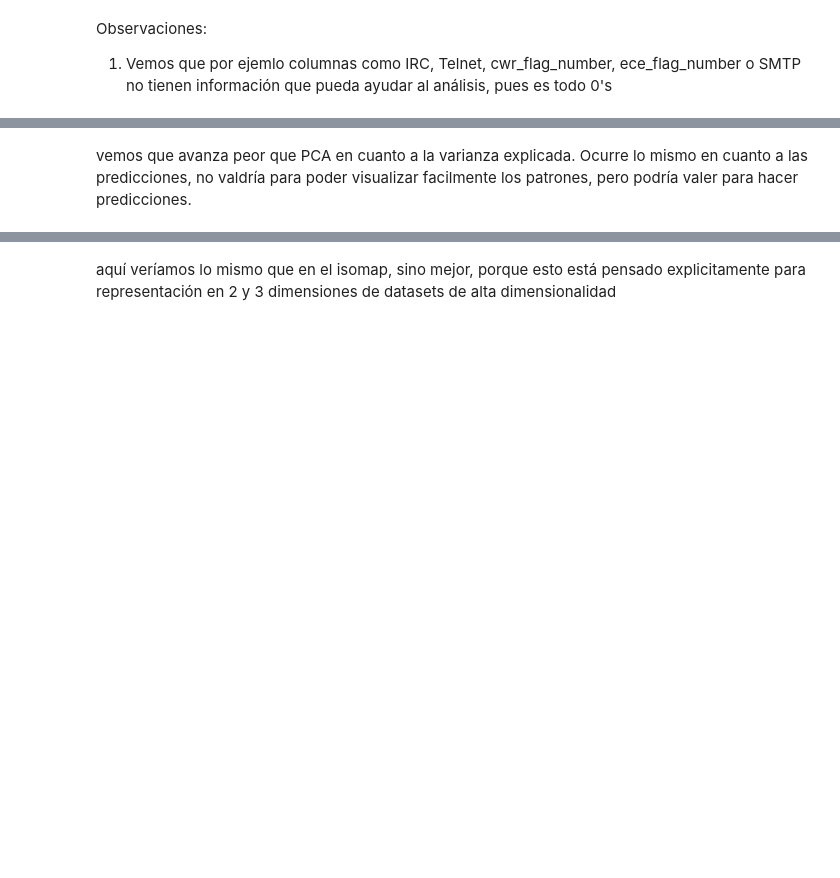
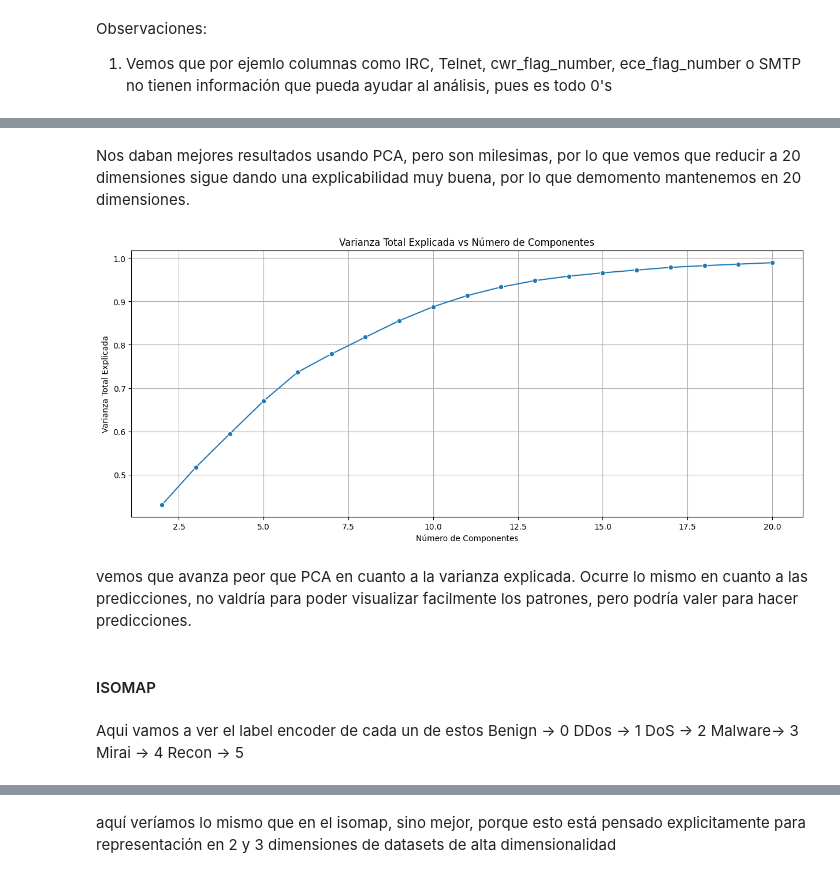
Before and after one commit to AndreesBenitoo/practicaMCP_rinconbenito, a Jupyter notebook: ataques_red.ipynb, the cells around one changed output, grey strips where cells are left out. Saved outputs shown, nothing was run; the diff lists cells and outputs as text; code cells hidden in the pictures; blank space fills up the shorter version.

```diff
--- a/ataques_red.ipynb
+++ b/ataques_red.ipynb
@@ -364,2 +345,4 @@ df.drop(columns=list_useless_columns, inplace=True)
+# %%
+df['is_malicious'] = df['is_malicious'].map({'Malicious': 1, 'Benign': 0}).astype(int)
 # %%
 df.columns
@@ -460,12 +601,23 @@ for i in n_comp:
+# %% [markdown]
+Nos daban mejores resultados usando PCA, pero son milesimas, por lo que vemos que reducir a 20 dimensiones sigue dando una explicabilidad muy buena, por lo que demomento mantenemos en 20 dimensiones.
+# %%
+# Asegurar longitudes iguales
+n_comp = list(range(20, 1, -1))[:len(explained_v)]
+explained_v = explained_v[:len(n_comp)]
 # %%
 plt.figure(figsize=(15, 6))
-
-sns.lineplot(y=explained_v, x=list(range(20,1,-1)), )
-
+sns.lineplot(y=explained_v, x=n_comp, marker='o')
+plt.title('Varianza Total Explicada vs Número de Componentes')
+plt.xlabel('Número de Componentes')
+plt.ylabel('Varianza Total Explicada')
 plt.grid(True)
 plt.show()
+# %% [output]
+[figure, added]
 # %% [markdown]
 vemos que avanza peor que PCA en cuanto a la varianza explicada. Ocurre lo mismo en cuanto a las predicciones, no valdría para poder visualizar facilmente los patrones, pero podría valer para hacer predicciones.
+# %% [markdown]
+#### ISOMAP
 # %%
 import warnings
 from scipy.sparse import SparseEfficiencyWarning
@@ -485,5 +637,13 @@ y_resampled_encoded = label_encoder.fit_transform(y_resampled["Category"])
 iso = Isomap(n_neighbors=10, n_components=3)
 
 X_iso = iso.fit_transform(X_resampled.copy())
+# %% [markdown]
+Aqui vamos a ver el label encoder de cada un de estos
+Benign -> 0
+DDos   -> 1
+DoS    -> 2
+Malware-> 3
+Mirai  -> 4
+Recon  -> 5
 # %%
 label_encoder.classes_
```
Also changed, not shown: parts of 96 cells of this notebook, 1 other file.
